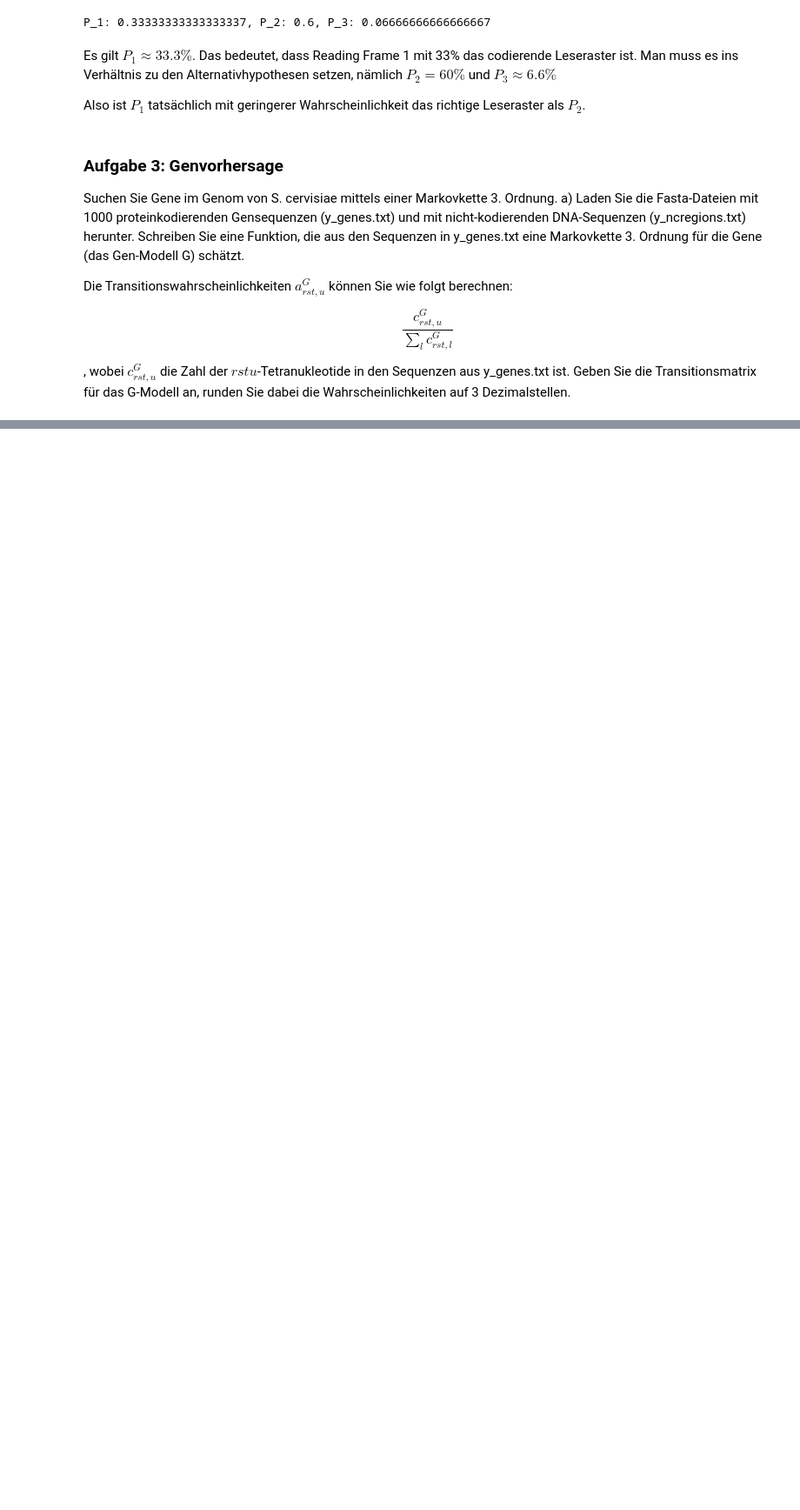
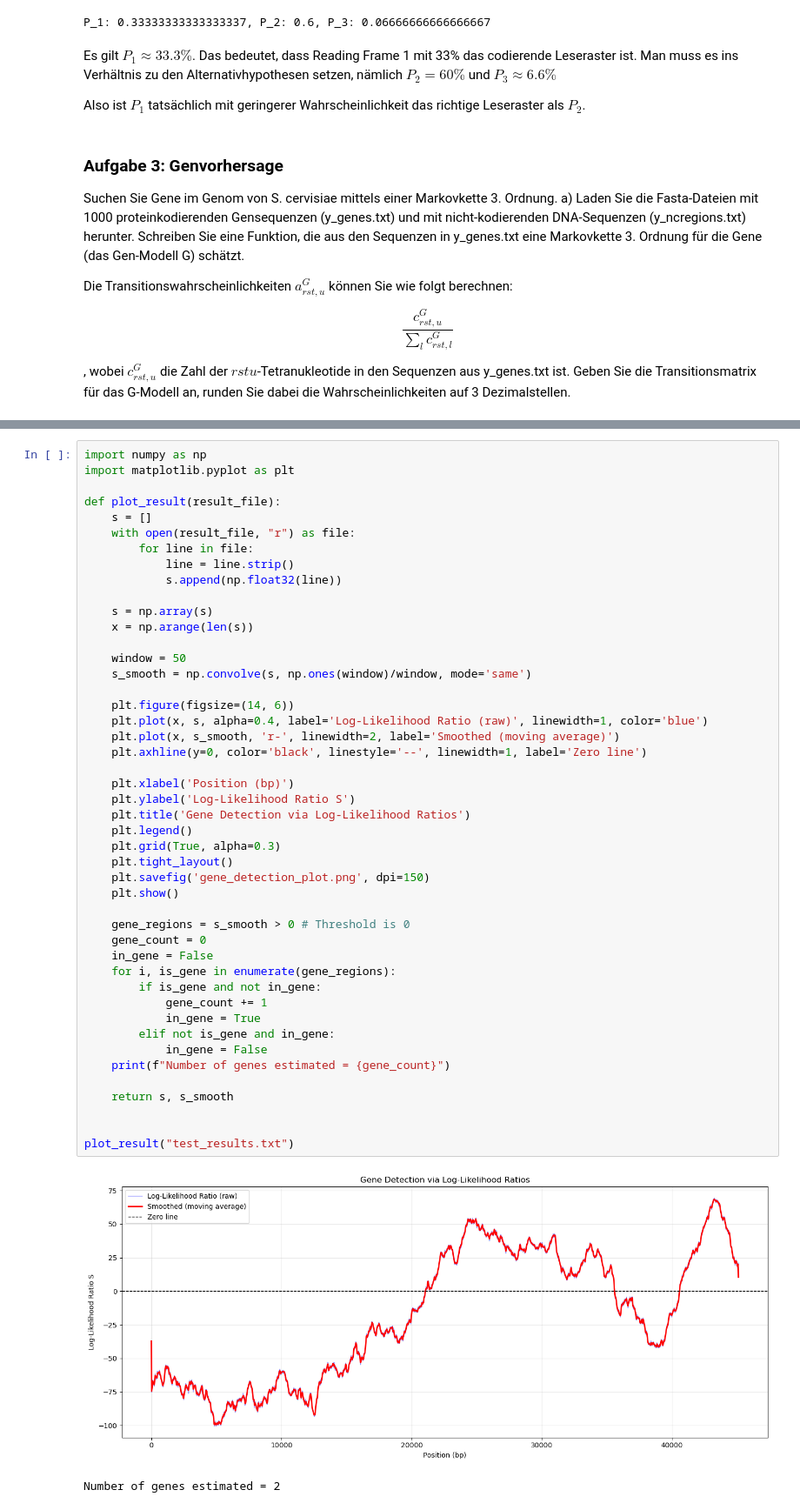
Before and after one commit to mathiashusted/AlBi3, a Jupyter notebook: Assignment 7.ipynb, the cells around one changed output, grey strips where cells are left out. Shown at 87% size. Saved outputs shown, nothing was run; the diff lists cells and outputs as text; blank space fills up the shorter version.

```diff
--- a/Assignment 7.ipynb
+++ b/Assignment 7.ipynb
@@ -144,0 +297,49 @@ transitionLabels = ""
+# %%
+import numpy as np
+import matplotlib.pyplot as plt
+
+def plot_result(result_file):
+    s = []
+    with open(result_file, "r") as file:
+        for line in file:
+            line = line.strip()
+            s.append(np.float32(line))
+
+    s = np.array(s)
+    x = np.arange(len(s))
+
+    window = 50
+    s_smooth = np.convolve(s, np.ones(window)/window, mode='same')
+
+    plt.figure(figsize=(14, 6))
+    plt.plot(x, s, alpha=0.4, label='Log-Likelihood Ratio (raw)', linewidth=1, color='blue')
+    plt.plot(x, s_smooth, 'r-', linewidth=2, label='Smoothed (moving average)')
+    plt.axhline(y=0, color='black', linestyle='--', linewidth=1, label='Zero line')
+
+    plt.xlabel('Position (bp)')
+    plt.ylabel('Log-Likelihood Ratio S')
+    plt.title('Gene Detection via Log-Likelihood Ratios')
+    plt.legend()
+    plt.grid(True, alpha=0.3)
+    plt.tight_layout()
+    plt.savefig('gene_detection_plot.png', dpi=150)
+    plt.show()
+
+    gene_regions = s_smooth > 0 # Threshold is 0
+    gene_count = 0
+    in_gene = False
+    for i, is_gene in enumerate(gene_regions):
+        if is_gene and not in_gene:
+            gene_count += 1
+            in_gene = True
+        elif not is_gene and in_gene:
+            in_gene = False
+    print(f"Number of genes estimated = {gene_count}")
+
+    return s, s_smooth
+
+
+plot_result("test_results.txt")
+# %% [output]
+[figure, added]
+Number of genes estimated = 2
```
Also changed, not shown: parts of 10 cells of this notebook, 1 other file.
